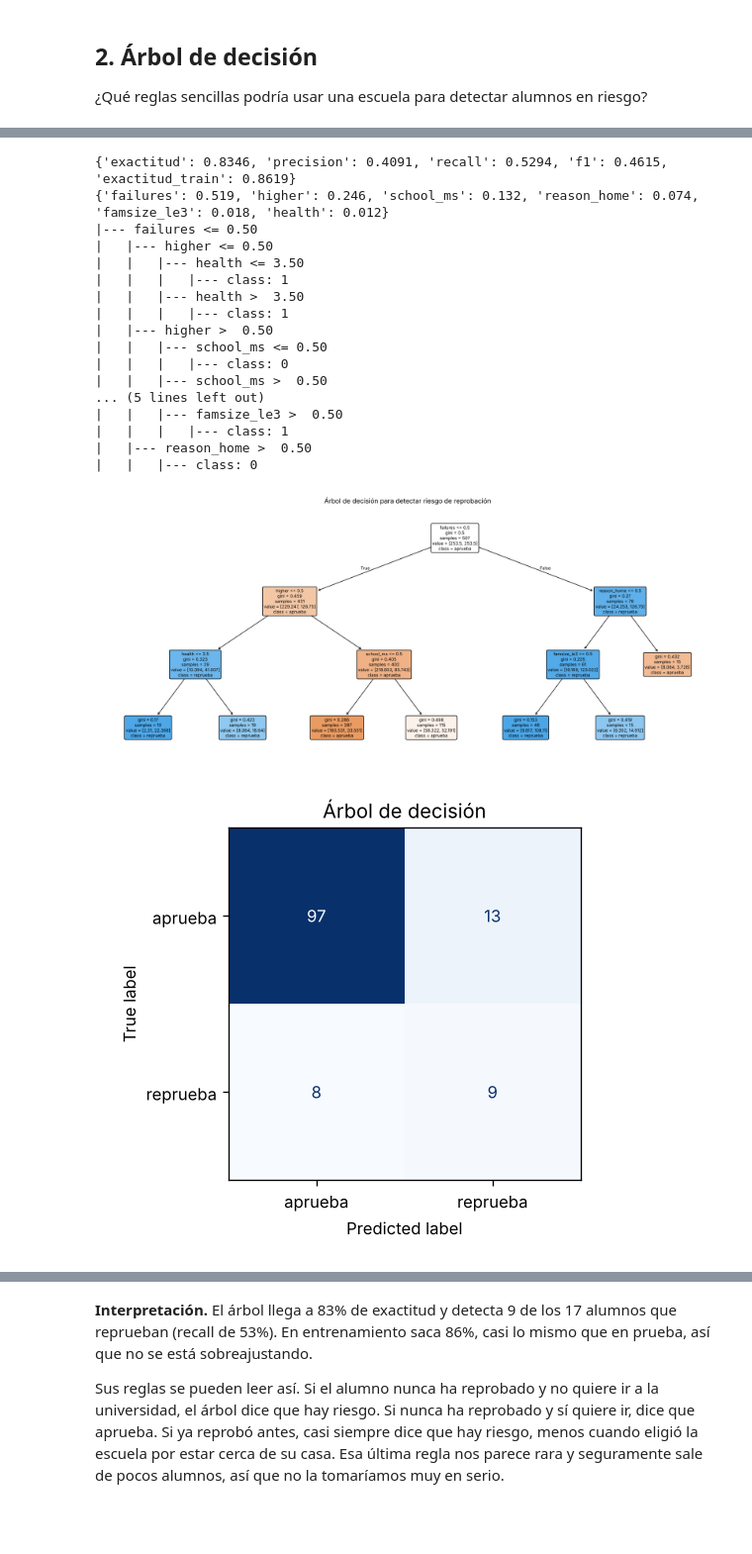
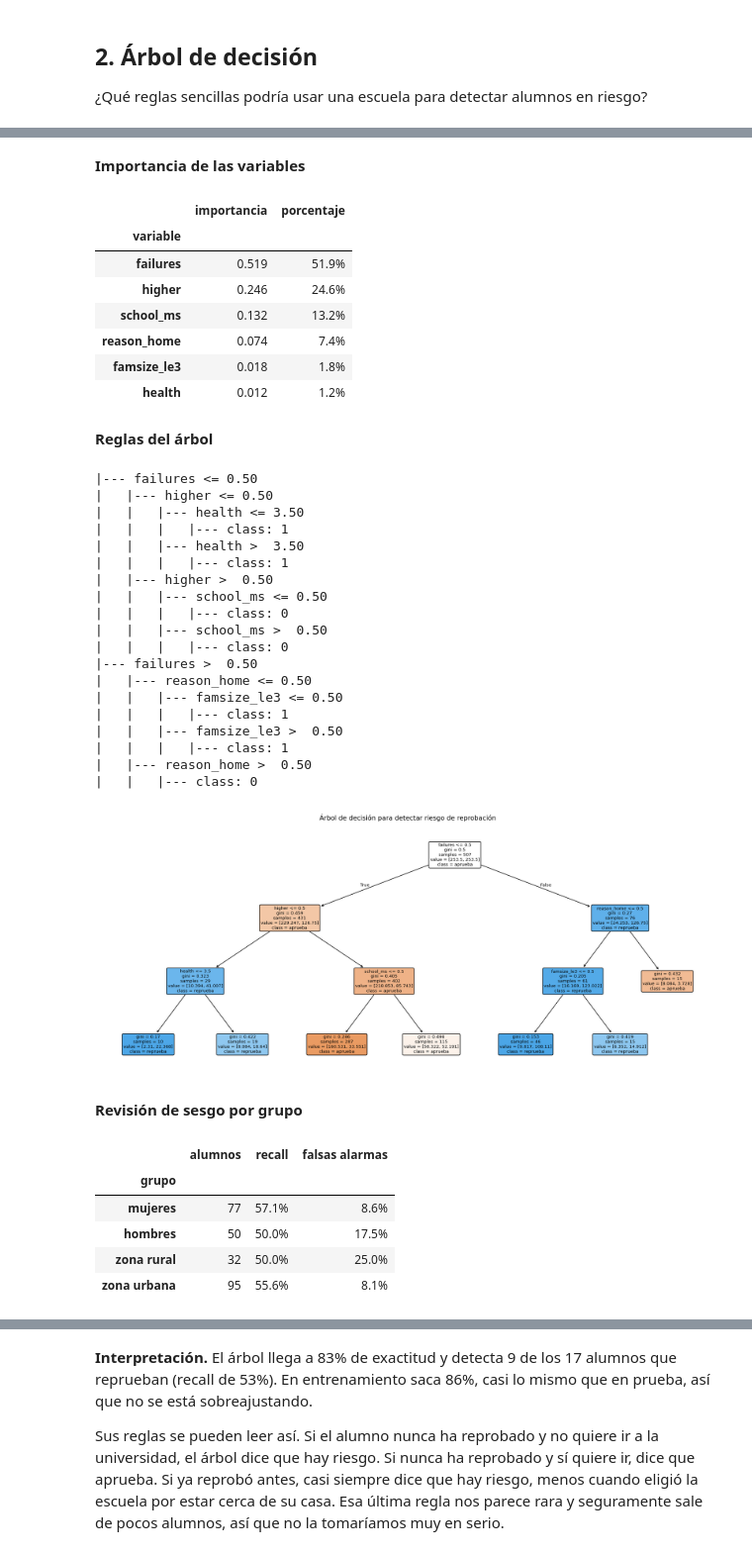
Before and after one commit to danielonoide16/DataMiningStudents, a Jupyter notebook: notebooks/02_resultados.ipynb, the cells around one changed output, grey strips where cells are left out. Shown at 99% size. Cells and saved outputs as stored; diff of their text form; code cells hidden in the pictures; blank space fills up the shorter version.

```diff
--- a/notebooks/02_resultados.ipynb
+++ b/notebooks/02_resultados.ipynb
@@ -66,9 +191,26 @@ En la tabla de equidad se ve que el modelo trata distinto a los alumnos de zona
 ¿Qué reglas sencillas podría usar una escuela para detectar alumnos en riesgo?
 # %%
 arbol = leer("arbol.json")
-print({k: v for k, v in arbol.items() if k not in ["equidad", "importancia_variables"]})
-print(arbol["importancia_variables"])
-print((REPORTES / "metrics" / "arbol_reglas.txt").read_text())
+matriz_arbol, tabla_arbol = tablas_clasificacion("arbol", arbol)
+
+titulo("Matriz de confusión con los 127 alumnos de prueba")
+display(matriz_arbol)
+
+titulo("Métricas y cómo se calcula cada una")
+display(tabla_arbol)
+
+titulo("Exactitud en entrenamiento contra prueba, para revisar sobreajuste")
+display(pd.DataFrame({"exactitud": [arbol["exactitud_train"], arbol["exactitud"]]},
+                     index=["entrenamiento", "prueba"]))
+
+titulo("Importancia de las variables")
+importancia = pd.Series(arbol["importancia_variables"])
+display(pd.DataFrame({"importancia": importancia, "porcentaje": importancia.map(pct)}).rename_axis("variable"))
+
+titulo("Reglas del árbol")
+print((REPORTES / "metrics" / "arbol_reglas.txt").read_text(encoding="utf-8"))
 display(Image(REPORTES / "figures" / "arbol.png"))
-display(Image(REPORTES / "figures" / "arbol_matriz_confusion.png"))
+
+titulo("Revisión de sesgo por grupo")
+tabla_equidad(arbol)
 # %% [output]
@@ -75,20 +234,38 @@ display(Image(REPORTES / "figures" / "arbol_matriz_confusion.png"))
+**Importancia de las variables**
+|  | importancia | porcentaje |
+| variable |  |  |
+| failures | 0.519 | 51.9% |
+| higher | 0.246 | 24.6% |
+| school_ms | 0.132 | 13.2% |
+| reason_home | 0.074 | 7.4% |
+| famsize_le3 | 0.018 | 1.8% |
+| health | 0.012 | 1.2% |
+**Reglas del árbol**
-{'exactitud': 0.8346, 'precision': 0.4091, 'recall': 0.5294, 'f1': 0.4615, 'exactitud_train': 0.8619}
-{'failures': 0.519, 'higher': 0.246, 'school_ms': 0.132, 'reason_home': 0.074, 'famsize_le3': 0.018, 'health': 0.012}
 |--- failures <= 0.50
 |   |--- higher <= 0.50
 |   |   |--- health <= 3.50
 |   |   |   |--- class: 1
 |   |   |--- health >  3.50
 |   |   |   |--- class: 1
 |   |--- higher >  0.50
 |   |   |--- school_ms <= 0.50
 |   |   |   |--- class: 0
 |   |   |--- school_ms >  0.50
-... (5 lines left out)
+|   |   |   |--- class: 0
+|--- failures >  0.50
+|   |--- reason_home <= 0.50
+|   |   |--- famsize_le3 <= 0.50
+|   |   |   |--- class: 1
 |   |   |--- famsize_le3 >  0.50
 |   |   |   |--- class: 1
 |   |--- reason_home >  0.50
 |   |   |--- class: 0
-[figure, old version]
+[figure, new version]
-[figure, removed]
+**Revisión de sesgo por grupo**
+|  | alumnos | recall | falsas alarmas |
+| grupo |  |  |  |
+| mujeres | 77 | 57.1% | 8.6% |
+| hombres | 50 | 50.0% | 17.5% |
+| zona rural | 32 | 50.0% | 25.0% |
+| zona urbana | 95 | 55.6% | 8.1% |
 # %%
```
Also changed, not shown: parts of 7 cells of this notebook.
